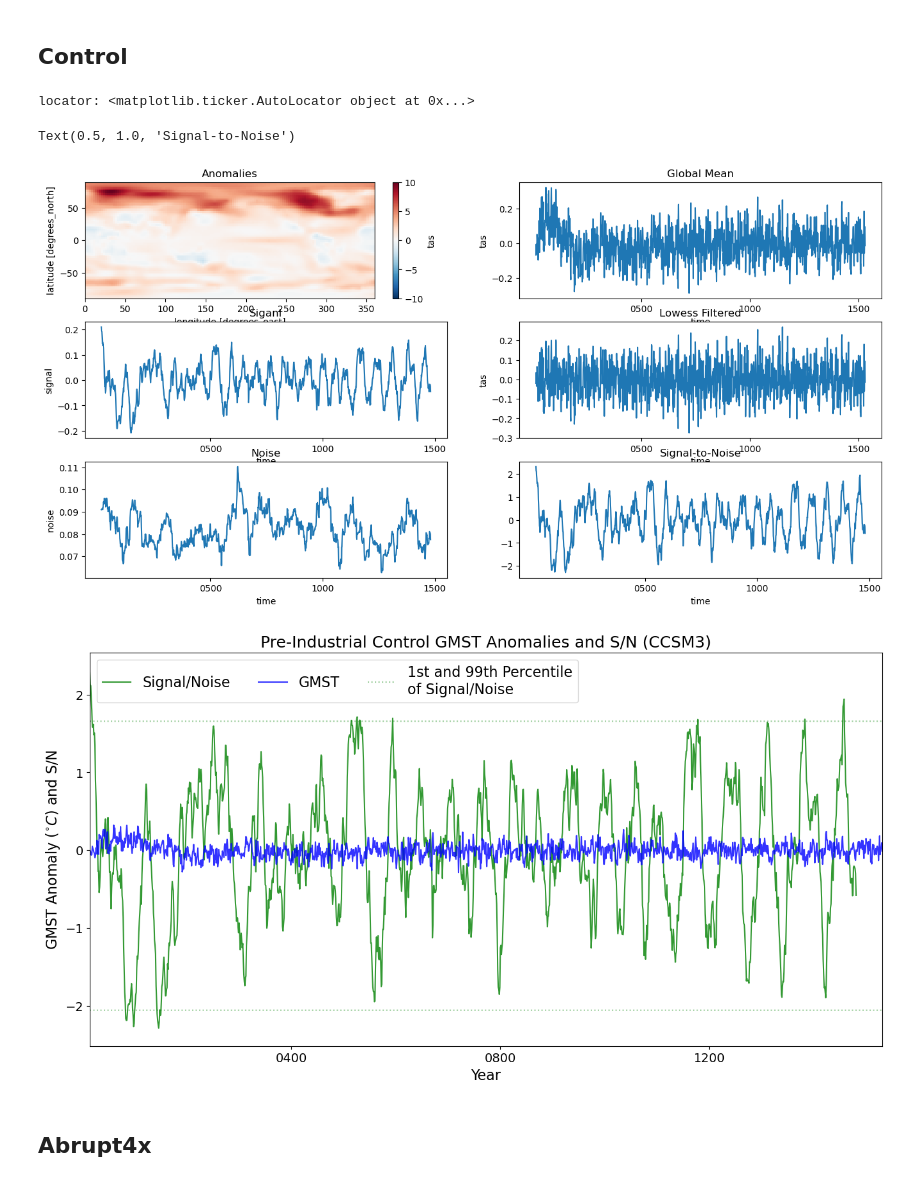
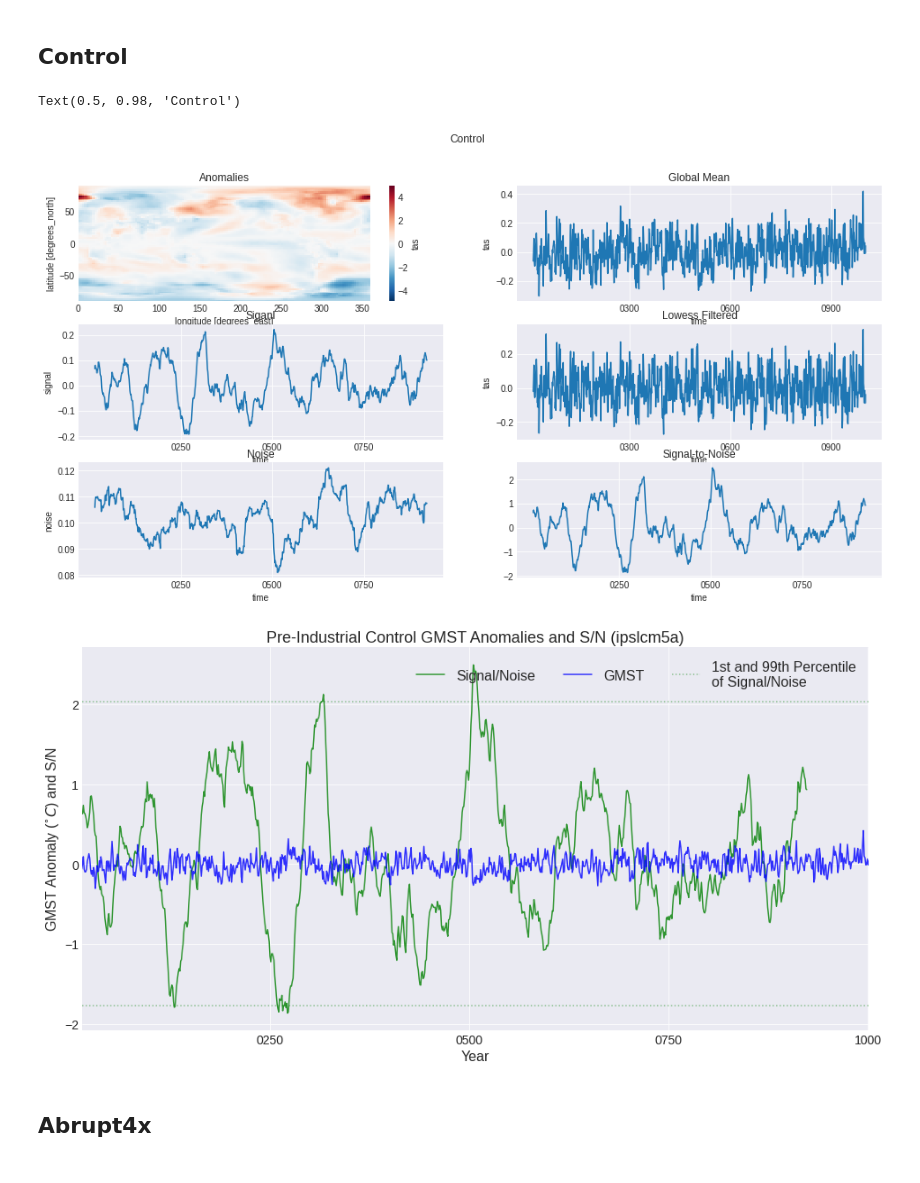
Before and after one commit to alexborowiak/PhD, a Jupyter notebook: longrunmip_01_gmst_analysis.ipynb, the cells around one changed output. Drawn from its saved outputs; the diff is of its cells as text; code cells hidden in the pictures.

```diff
--- a/longrunmip_01_gmst_analysis.ipynb
+++ b/longrunmip_01_gmst_analysis.ipynb
@@ -48,0 +48,3 @@ WINDOW = 51
+# %%
+WINDOW = constants.WINDOWS_OF_INTEREST[1]
+WINDOW
@@ -73,0 +71,8 @@ model
+# %%
+models = constants.LONGRUNMIP_MODELS
+model = 'ipslcm5a'
+
+model_files = [f for f in os.listdir(ROOT_DIR) if ('control' in f or 'abrupt4x' in f) and model in f.lower()]
+control_fname = str([f for f in model_files if 'control' in f][0])
+abrupt_fname = str([f for f in model_files if 'abrupt' in f][0])
+print(control_fname, abrupt_fname, sep=', ')
@@ -74,6 +81,6 @@ model
 # %%
-control = xr.open_dataset(os.path.join(ROOT_DIR, fname), use_cftime=True).tas
-abrupt = xr.open_dataset(os.path.join(ROOT_DIR,'tas_mon_CCSM3_abrupt4x_2120_g025.nc' ), use_cftime=True).tas
+control = xr.open_dataset(os.path.join(ROOT_DIR, control_fname), use_cftime=True).tas
+abrupt = xr.open_dataset(os.path.join(ROOT_DIR,abrupt_fname), use_cftime=True).tas
 # %%
 control
 # %% [output]
@@ -201,21 +220,22 @@ signal_sp=1.0017833809698788
 # %%
 fig, ((ax1, ax2),(ax3, ax4), (ax5, ax6)) = plt.subplots(nrows=3,ncols=2, figsize=(16,8))
 control_anom.isel(time=0).plot(ax=ax1)
 ax1.set_title('Anomalies')
 control_anom_smean.plot(ax=ax2)
 ax2.set_title('Global Mean')
 control_anom_smean_signal.plot(ax=ax3)
 ax3.set_title('Siganl')
 control_anom_smean_loess.plot(ax=ax4)
 ax4.set_title('Lowess Filtered')
 control_anom_smean_noise.plot(ax=ax5)
 ax5.set_title('Noise')
 control_anom_smean_sn.plot(ax=ax6)
 ax6.set_title('Signal-to-Noise')
+
+fig.suptitle('Control')
 # %% [output]
-locator: <matplotlib.ticker.AutoLocator object at 0x...>
+Text(0.5, 0.98, 'Control')
-Text(0.5, 1.0, 'Signal-to-Noise')
-[figure, old version]
+[figure, new version]
 # %%
 fig = plt.figure(figsize=(16,8))
 ax = plt.gca()
@@ -224,15 +244,15 @@ control_anom_smean.plot(label='GMST', ax=ax, color='blue', alpha=0.8)
 
 time = control_anom_smean.time.values
 
-ax.plot(time, [control_smean_lbound.values] * len(control_anom_smean.time.values),
+ax.plot(time, [lbound.values] * len(control_anom_smean.time.values),
         label='1st and 99th Percentile\nof Signal/Noise',
        c='green', linestyle =':', alpha=0.4)
 
-ax.plot(time, [control_smean_ubound.values] * len(control_anom_smean.time.values),
+ax.plot(time, [ubound.values] * len(control_anom_smean.time.values),
        c='green', linestyle =':', alpha=0.4)
 
 ax.set_xlim(time[0], time[-1])
-ax.legend(ncol=4, fontsize=16)
+ax.legend(ncol=4, fontsize=16, loc='upper right')
 ax.set_ylabel(r'GMST Anomaly ($^{\circ}C$) and S/N', size=16);
 ax.set_xlabel('Year', size=16)
 ax.tick_params(axis='x', labelsize=14)
@@ -241,7 +261,7 @@ ax.set_title(f'Pre-Industrial Control GMST Anomalies and S/N ({model})', size=18
 
 fig.savefig(f'{IMG_DIR}/{notebook_number}_piControl_SN.png', dpi=200)
 # %% [output]
-[figure, old version]
+[figure, new version]
 # %% [markdown]
 ## Abrupt4x
 # %%
```
Also changed, not shown: parts of 26 cells of this notebook, 15 other files.
